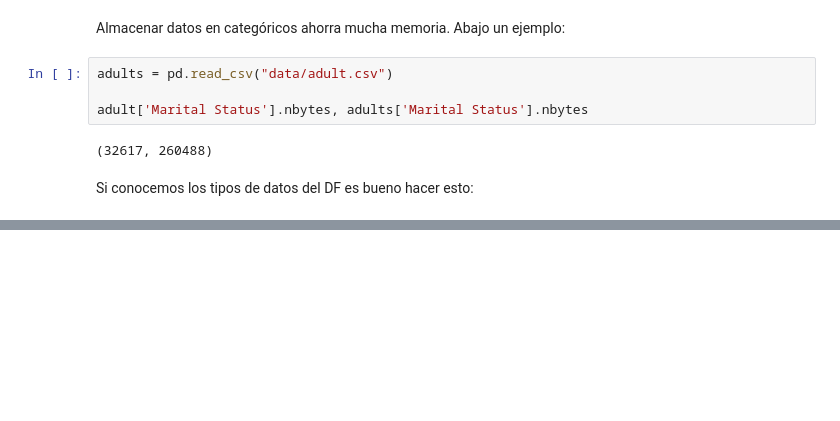
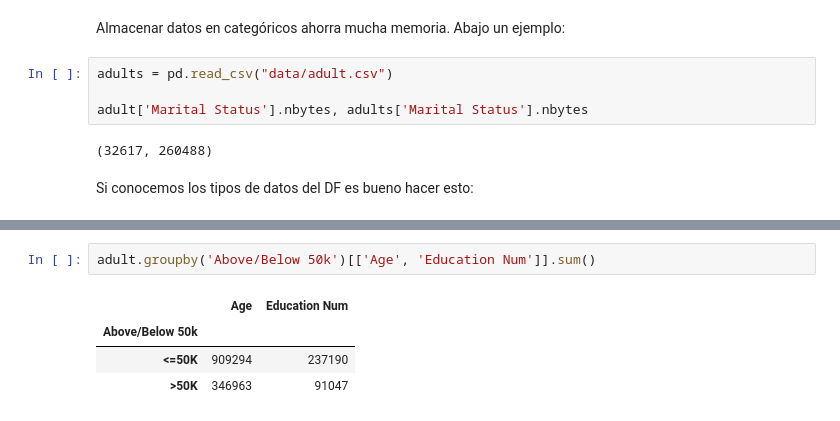
Before and after one commit to CiroFlorentin/DataScienceWithPython, a Jupyter notebook: 09-Step-CategoricalData/Introduction.ipynb, the cells around one changed output, grey strips where cells are left out. Drawn from its saved outputs; the diff is of its cells as text; blank space fills up the shorter version.

```diff
--- a/09-Step-CategoricalData/Introduction.ipynb
+++ b/09-Step-CategoricalData/Introduction.ipynb
@@ -136,0 +165,7 @@ CategoricalDtype(categories=[' Divorced', ' Married-AF-spouse', ' Married-civ-sp
+# %%
+adult.groupby('Above/Below 50k')[['Age', 'Education Num']].sum()
+# %% [output]
+|  | Age | Education Num |
+| Above/Below 50k |  |  |
+| <=50K | 909294 | 237190 |
+| >50K | 346963 | 91047 |
```
Also changed, not shown: parts of 5 cells of this notebook, 3 other files.
